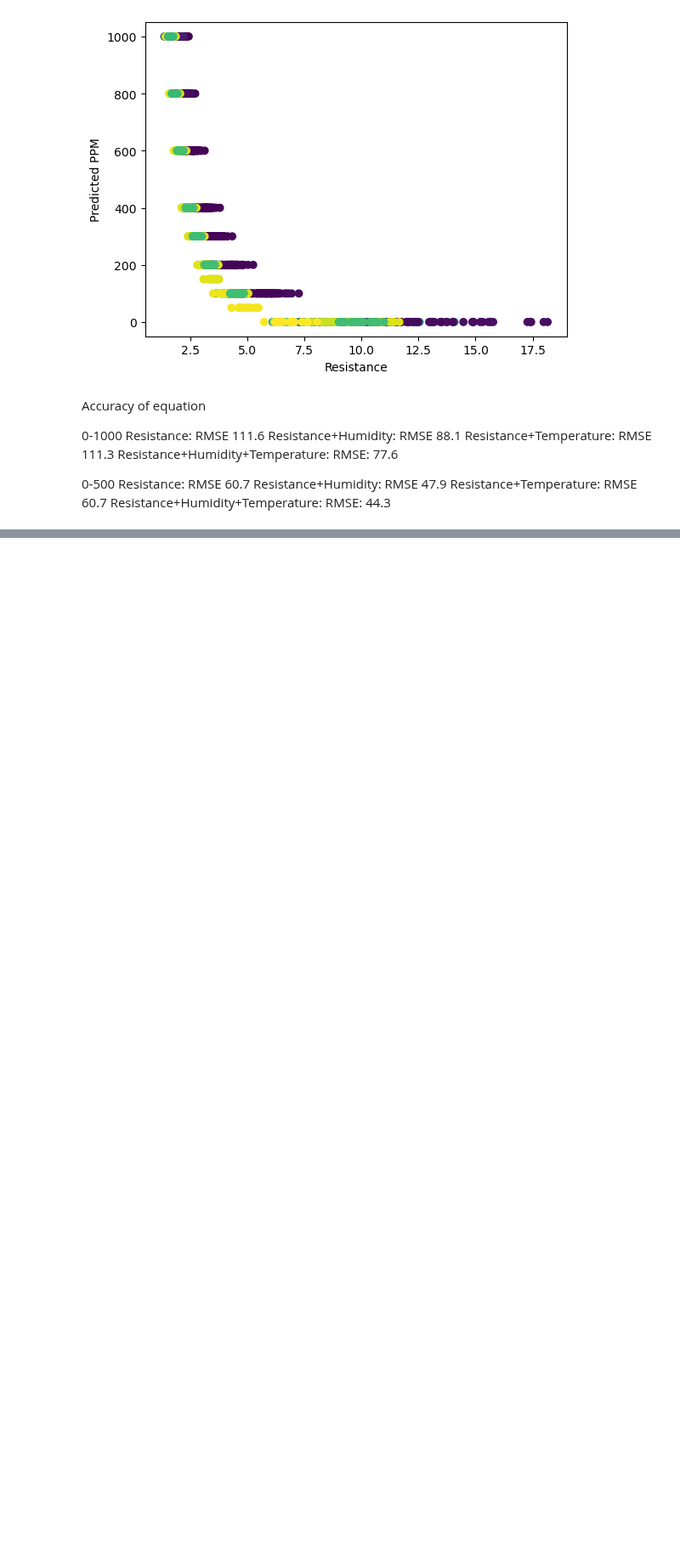
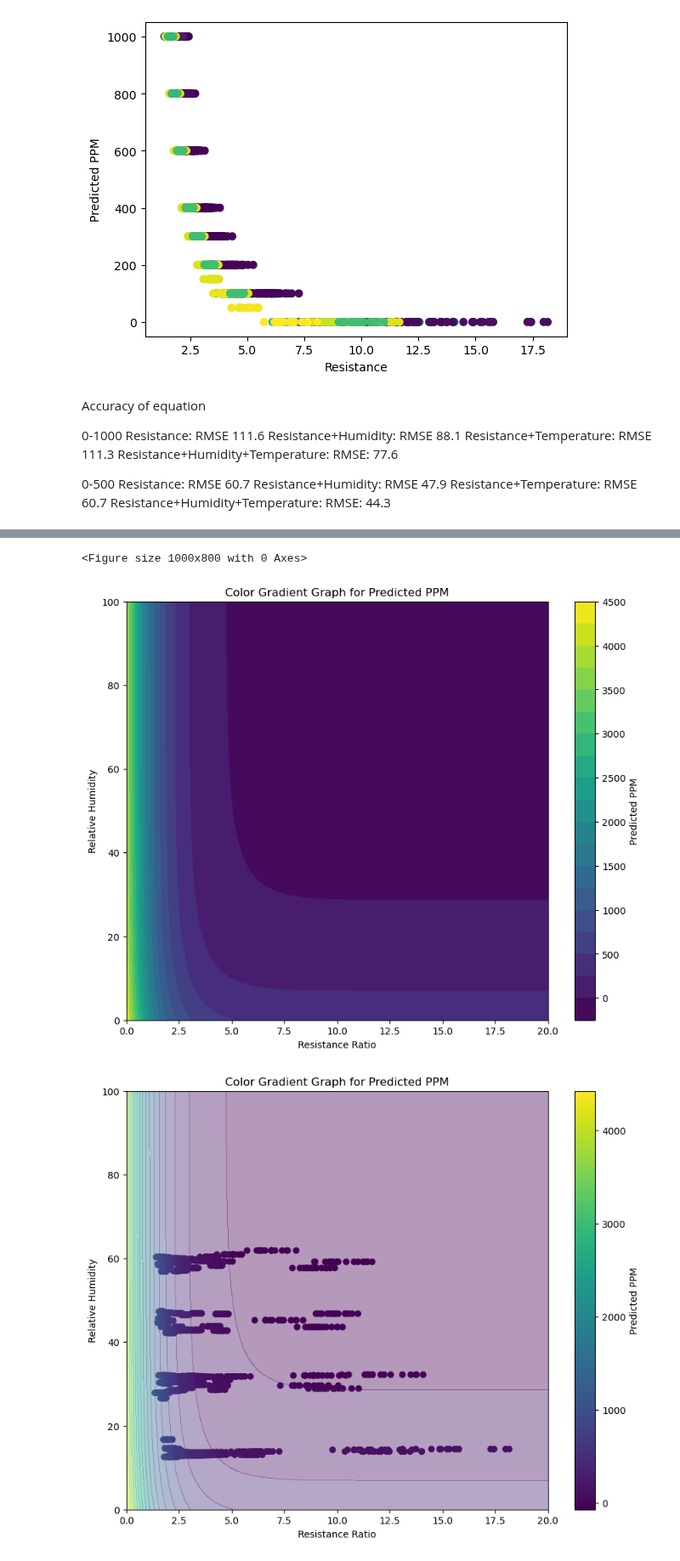
Before and after one commit to Coopsims/MethaneDataScience, a Jupyter notebook: Equation Generation.ipynb, the cells around one changed output, grey strips where cells are left out. Shown at 85% size. Saved outputs shown, nothing was run; the diff lists cells and outputs as text; code cells hidden in the pictures; blank space fills up the shorter version.

```diff
--- a/Equation Generation.ipynb
+++ b/Equation Generation.ipynb
@@ -82,10 +86,10 @@ Resistance+Humidity+Temperature: RMSE: 44.3
 # %%
 # Funk Equation
 #+ g * np.exp(-1 * T*h + i)
-def funct3(X, a, b, c, d, e,f,g,h,i,j):
+def funct3(X, a, b, c, d, e,f,j):
     R, H, T = X
     return a * np.exp(-1 * R*b + c)+ d * np.exp(-1 * H*e + f) + j
-p0 = 1,1,.5,1,1,1,1,1,1,1
+p0 = 1,1,.5,1,1,1,1
 
 # Perform curve fitting using the funct function, xDataResistance, and yDataTargetPPM data
 # Set the maximum number of function evaluations to 1000000
@@ -246,0 +191,64 @@ p-value: 0.0
+# %%
+plt.figure(figsize=(10,8))
+# Create a scatter plot, with the color determined by y_pred
+
+resistance_range = np.linspace(0, 20, 1000)  # 10000 points between 0 and 1000
+rh_range = np.linspace(0, 100, 1000)  # 10000 points between 0 and 100
+
+# Create a grid of Resistance and RelativeHumidity values
+resistance_values, rh_values = np.meshgrid(resistance_range, rh_range)
+
+
+# Compute predicted PPM for all combinations of Resistance and RelativeHumidity
+pred_ppm = funct3((resistance_values, rh_values,0), *popt)
+
+plt.figure(figsize=(10, 8))
+
+# Generate a large number of levels for smoother color transitions
+num_levels = 20
+plt.contourf(resistance_values, rh_values, pred_ppm, num_levels, cmap='viridis')
+
+plt.colorbar(label='Predicted PPM')
+plt.xlabel('Resistance Ratio')
+plt.ylabel('Relative Humidity')
+plt.title('Color Gradient Graph for Predicted PPM')
+plt.show()
+# Create a figure
+plt.figure(figsize=(10,8))
+
+# Get min and max values of y_pred and pred_ppm
+vmin = min(y_pred.min(), pred_ppm.min())
+vmax = max(y_pred.max(), pred_ppm.max())
+
+# Draw the scatter plot with vmin and vmax
+sc = plt.scatter(xDataResistance, xDataRH, c=y_pred, cmap='viridis', vmin=vmin, vmax=vmax)
+
+# Compute predicted PPM for all combinations of Resistance and RelativeHumidity
+pred_ppm = funct3((resistance_values, rh_values, 0), *popt)
+
+# Draw the contour plot with vmin and vmax
+plt.contourf(resistance_values, rh_values, pred_ppm, num_levels, cmap='viridis', alpha=0.4, vmin=vmin, vmax=vmax)
+
+# Create a colorbar
+plt.colorbar(sc, label='Predicted PPM')
+
+# Label axes and title
+plt.xlabel('Resistance Ratio')
+plt.ylabel('Relative Humidity')
+plt.title('Color Gradient Graph for Predicted PPM')
+
+# Show the plot
+plt.show()
+
+plt.figure(figsize=(10, 8))
+sc = plt.scatter(xDataResistance, xDataRH, c=y_pred, cmap='viridis', vmin=vmin, vmax=vmax)
+# Create a colorbar
+plt.colorbar(sc, label='Predicted PPM')
+plt.xlabel('Resistance Ratio')
+plt.ylabel('RelativeHumidity')
+plt.title('Color gradient graph')
+plt.show()
+# %% [output]
+<Figure size 1000x800 with 0 Axes>
+[figure, added]
+[figure, added]
```
Also changed, not shown: parts of 7 cells of this notebook.
